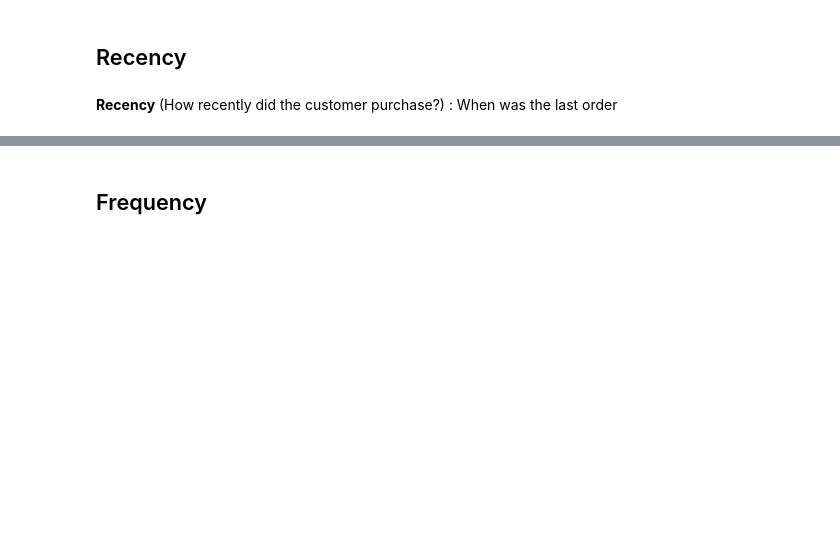
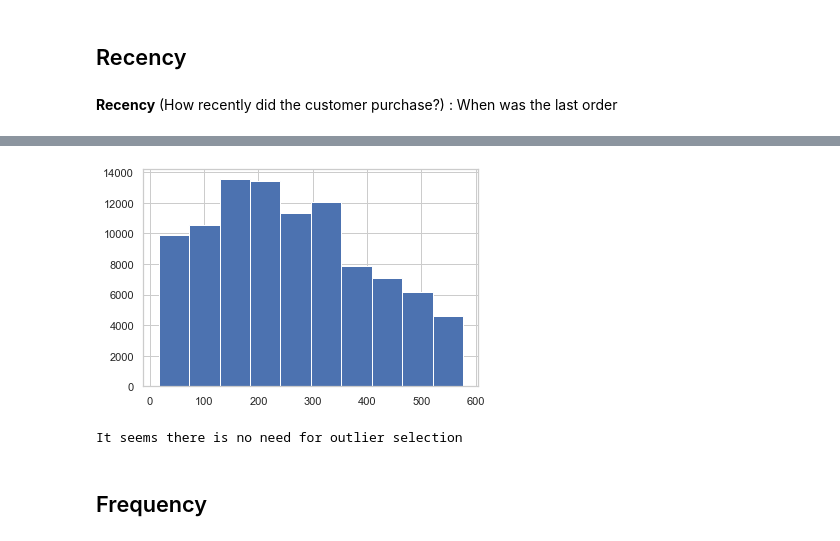
Before and after one commit to Hkllopp/Clustering-Model-Designing, a Jupyter notebook: notebook.ipynb, the cells around one changed output, grey strips where cells are left out. Cells and saved outputs as stored; diff of their text form; code cells hidden in the pictures; blank space fills up the shorter version.

```diff
--- a/notebook.ipynb
+++ b/notebook.ipynb
@@ -516,3 +507,12 @@ custom_customers_df.sort_values(by='Recency')
+# %%
+plt.hist(custom_customers_df['Recency'])
+plt.show()
+
+print('It seems there is no need for outlier selection')
+reduced_custom_customers_df = reduced_custom_customers_df.merge(custom_orders_most_recent_df, on='customer_unique_id', how='inner')
+# %% [output]
+[figure, added]
+It seems there is no need for outlier selection
 # %% [markdown]
 ## Frequency
 # %%
```
Also changed, not shown: parts of 33 cells of this notebook, 1 other file.
